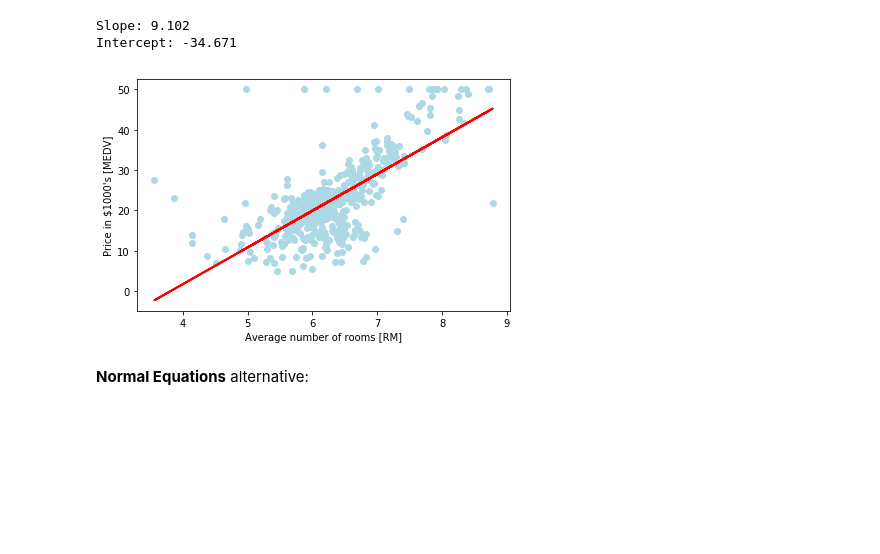
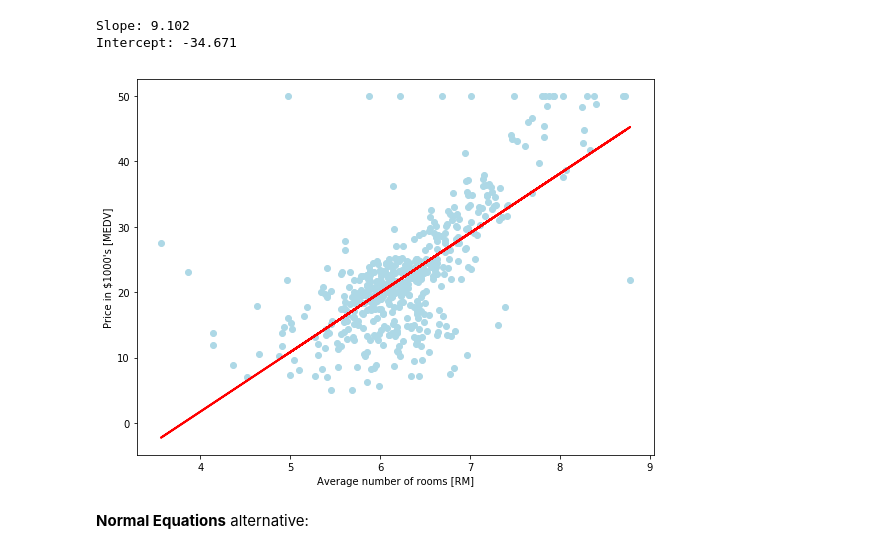
Before and after one commit to rnder/python-machine-learning-book, a Jupyter notebook: code/ch10/ch10-kor.ipynb, the cells around one changed output. Drawn from its saved outputs; the diff is of its cells as text; code cells hidden in the pictures; blank space fills up the shorter version.

```diff
--- a/code/ch10/ch10-kor.ipynb
+++ b/code/ch10/ch10-kor.ipynb
@@ -353,14 +358,16 @@ print('Intercept: %.3f' % slr.intercept_)
 Slope: 9.102
 Intercept: -34.671
 # %%
+plt.figure(figsize=(8.0, 6.0))
+
 lin_regplot(X, y, slr)
 plt.xlabel('Average number of rooms [RM]')
 plt.ylabel('Price in $1000\'s [MEDV]')
 plt.tight_layout()
 # plt.savefig('./figures/scikit_lr_fit.png', dpi=300)
 plt.show()
 # %% [output]
-[figure, old version]
+[figure, new version]
 # %% [markdown]
 **Normal Equations** alternative:
 # %%
```
Also changed, not shown: parts of 25 cells of this notebook.
